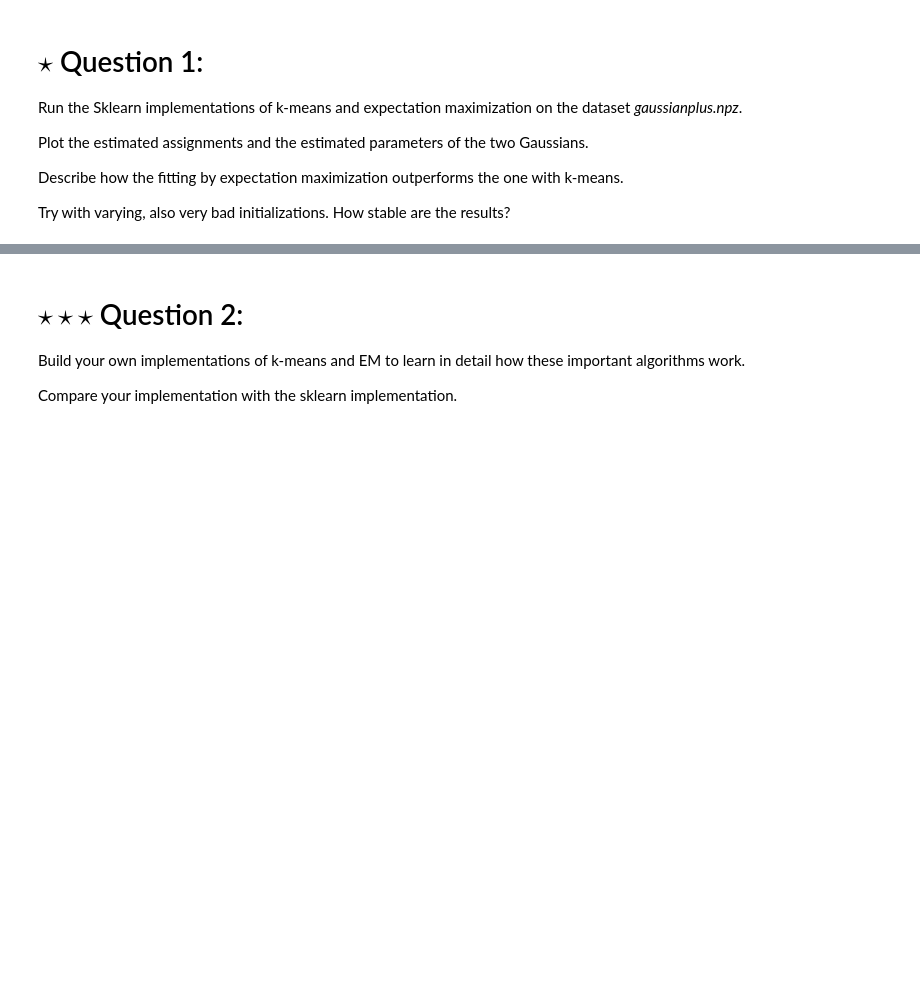
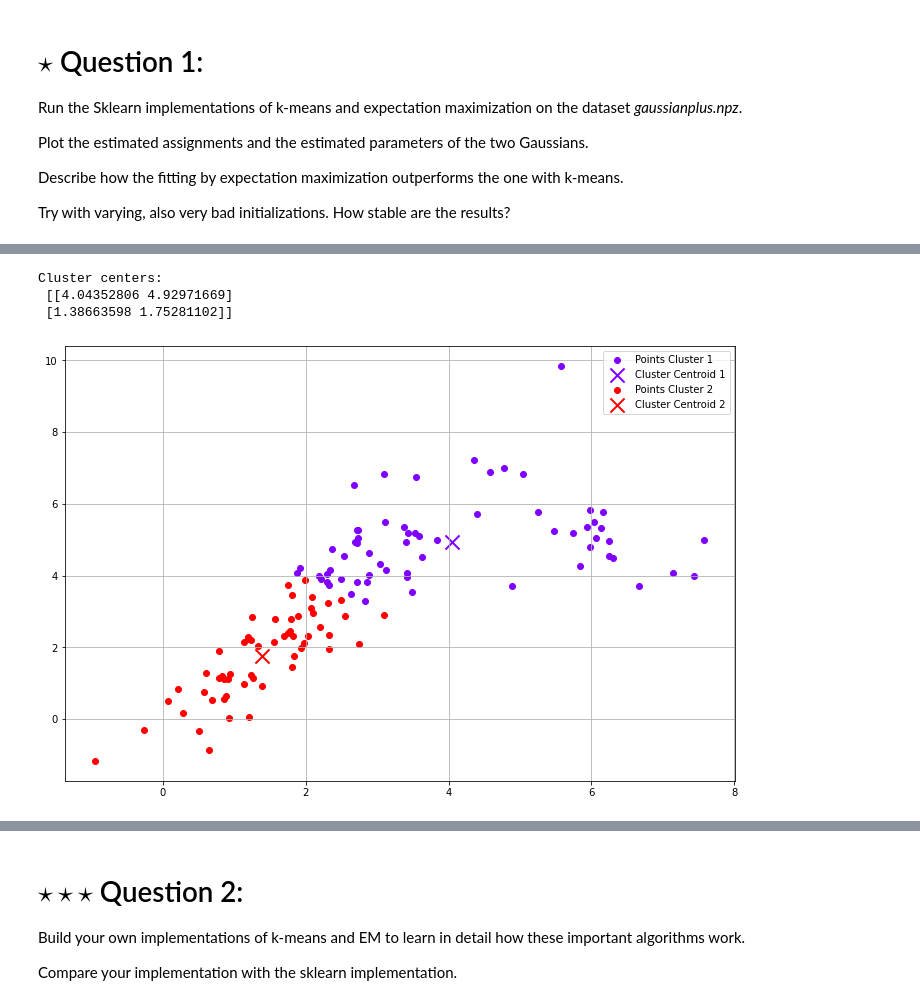
Before and after one commit to tintindas/spr-exercises, a Jupyter notebook: templates/ex3.ipynb, the cells around one changed output, grey strips where cells are left out. Drawn from its saved outputs; the diff is of its cells as text; code cells hidden in the pictures; blank space fills up the shorter version.

```diff
--- a/templates/ex3.ipynb
+++ b/templates/ex3.ipynb
@@ -20,0 +55,37 @@ very bad initializations. How stable are the results?
+# %%
+def run_and_plot_kmeans(data, init='random', k=2):
+    """
+    Run the kmeans algo from sklearn on input data and plot the results.
+
+    Args:
+        data: Input data
+        init: Cluster centroid initialisation.
+        k: Number of clusters.
+    """
+
+    kmeans = KMeans(n_clusters=k, init=init, random_state=0, n_init=1)
+    kmeans.fit(data)
+    labels = kmeans.labels_
+    cluster_centers = kmeans.cluster_centers_
+
+    print(f"Cluster centers: \n {cluster_centers}")
+
+    fig, ax = plt.subplots(figsize=(12, 8))
+    ax.grid()
+
+    cmap = plt.get_cmap('rainbow')
+    colors = [cmap(i) for i in np.linspace(0, 1, k)]
+
+    for i, color in enumerate(colors):
+        cluster = data[labels == i]
+        ax.scatter(cluster[:, 0], cluster[:, 1], color=color, label=f"Points Cluster {i + 1}")
+        ax.scatter(cluster_centers[i, 0], cluster_centers[i, 1], color=color, label=f"Cluster Centroid {i + 1}", marker='x', s=200, lw=2, )
+
+    ax.legend()
+# %%
+run_and_plot_kmeans(data)
+# %% [output]
+Cluster centers:
+ [[4.04352806 4.92971669]
+ [1.38663598 1.75281102]]
+[figure, added]
```
Also changed, not shown: parts of 4 cells of this notebook.
